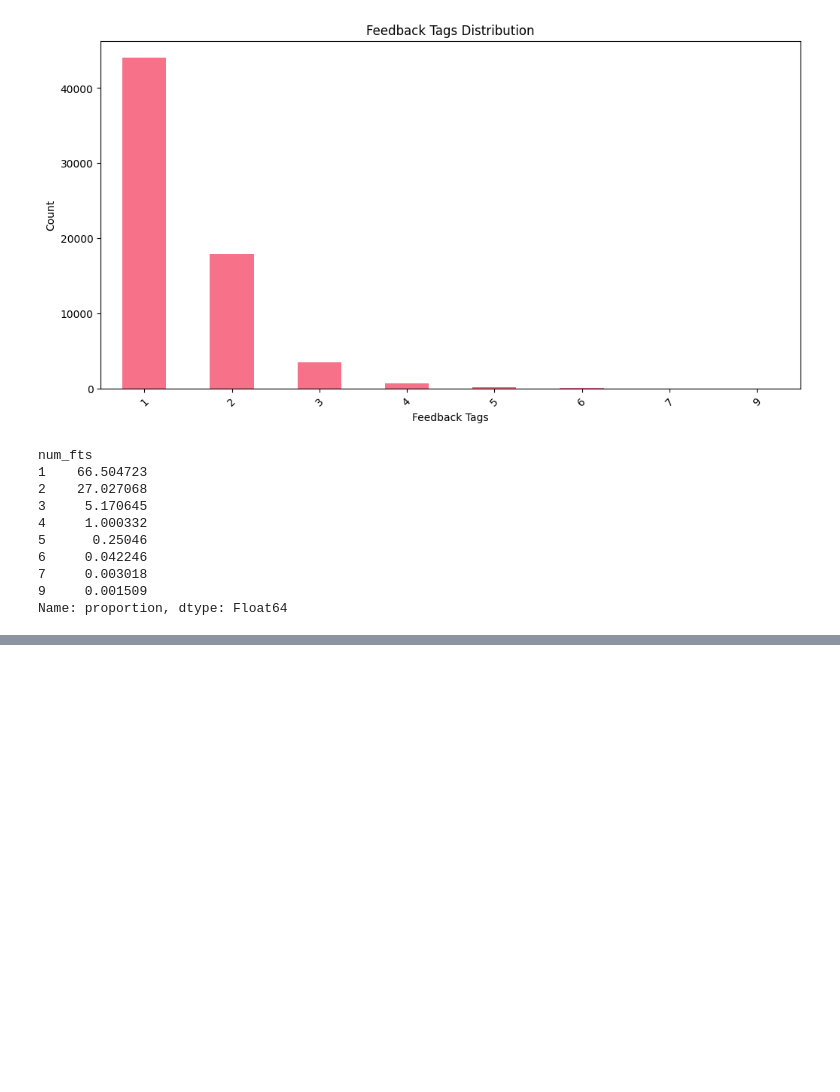
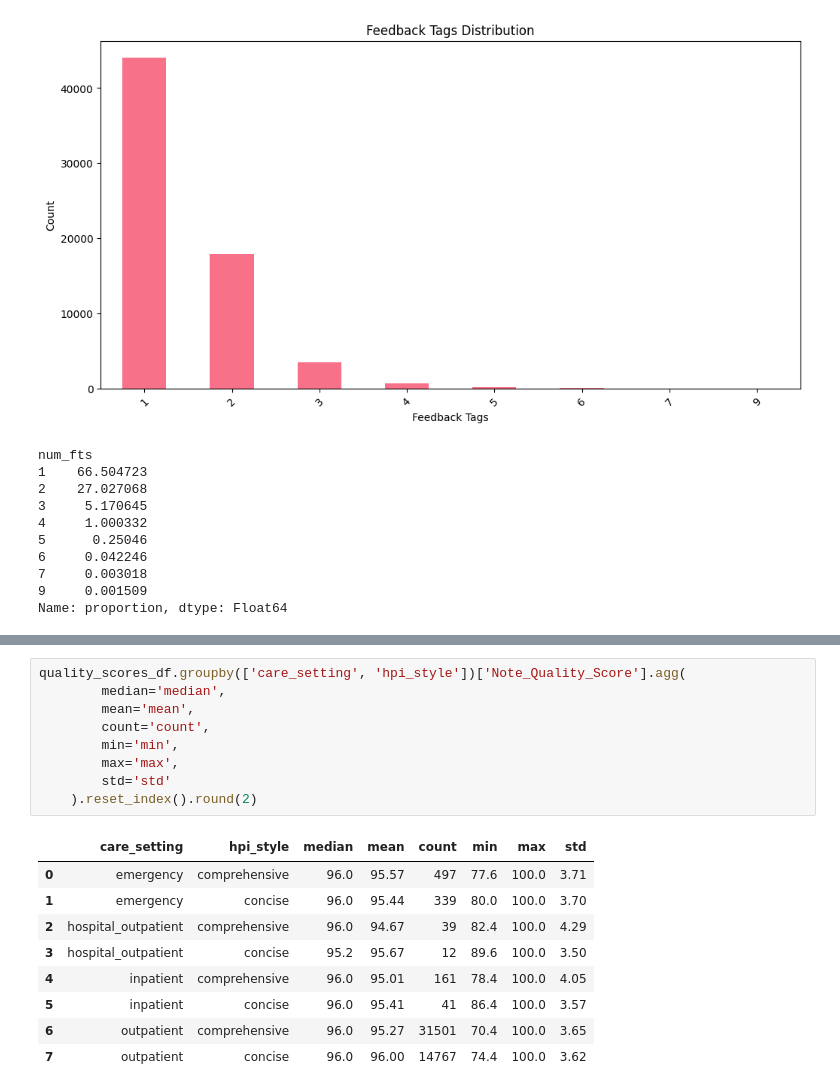
Before and after one commit to maggiechen-abridge/analyses, a Jupyter notebook: feedback/feedback.ipynb, the cells around one changed output, grey strips where cells are left out. Cells and saved outputs as stored; diff of their text form; blank space fills up the shorter version.

```diff
--- a/feedback/feedback.ipynb
+++ b/feedback/feedback.ipynb
@@ -125,0 +369,19 @@ Name: proportion, dtype: Float64
+# %%
+quality_scores_df.groupby(['care_setting', 'hpi_style'])['Note_Quality_Score'].agg(
+        median='median',
+        mean='mean',
+        count='count',
+        min='min',
+        max='max',
+        std='std'
+    ).reset_index().round(2)
+# %% [output]
+|  | care_setting | hpi_style | median | mean | count | min | max | std |
+| 0 | emergency | comprehensive | 96.0 | 95.57 | 497 | 77.6 | 100.0 | 3.71 |
+| 1 | emergency | concise | 96.0 | 95.44 | 339 | 80.0 | 100.0 | 3.70 |
+| 2 | hospital_outpatient | comprehensive | 96.0 | 94.67 | 39 | 82.4 | 100.0 | 4.29 |
+| 3 | hospital_outpatient | concise | 95.2 | 95.67 | 12 | 89.6 | 100.0 | 3.50 |
+| 4 | inpatient | comprehensive | 96.0 | 95.01 | 161 | 78.4 | 100.0 | 4.05 |
+| 5 | inpatient | concise | 96.0 | 95.41 | 41 | 86.4 | 100.0 | 3.57 |
+| 6 | outpatient | comprehensive | 96.0 | 95.27 | 31501 | 70.4 | 100.0 | 3.65 |
+| 7 | outpatient | concise | 96.0 | 96.00 | 14767 | 74.4 | 100.0 | 3.62 |
```
Also changed, not shown: parts of 10 cells of this notebook.
